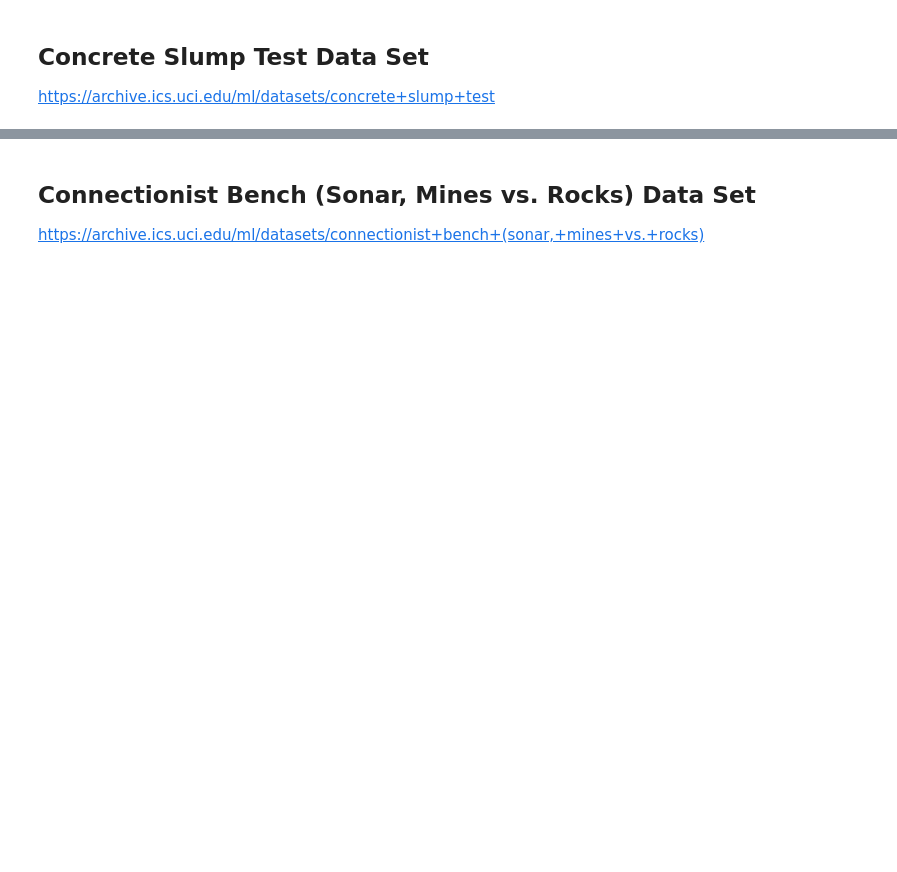
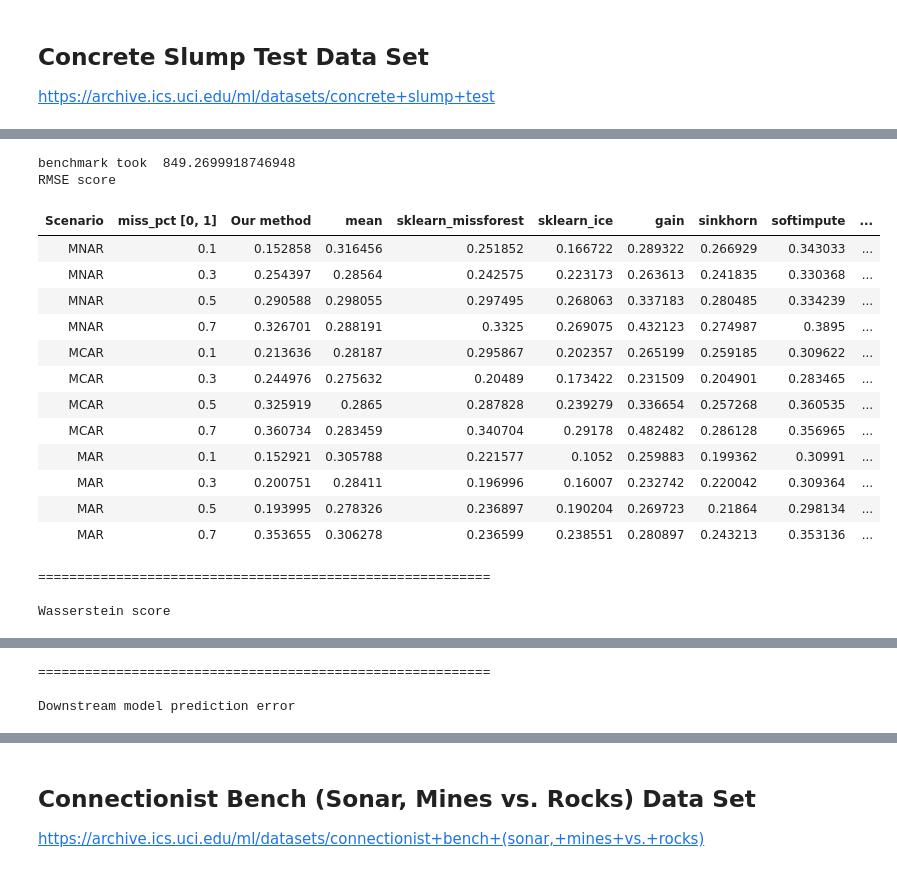
Before and after one commit to vanderschaarlab/hyperimpute, a Jupyter notebook: tutorials/tutorial_02_hyperimpute_example.ipynb, the cells around one changed output, grey strips where cells are left out. Drawn from its saved outputs; the diff is of its cells as text; code cells hidden in the pictures; blank space fills up the shorter version.

```diff
--- a/tutorials/tutorial_02_hyperimpute_example.ipynb
+++ b/tutorials/tutorial_02_hyperimpute_example.ipynb
@@ -233,6 +617,25 @@ df
 # %%
 last_col = df.columns[-1]
 y = df[last_col]
 X_raw = df.drop(columns = ["No", last_col])
 
-evaluate_dataset_repeated("concret_slump", X_raw, y)
+evaluate_dataset_repeated("slump", X_raw, y)
+# %% [output]
+benchmark took  849.2699918746948
+RMSE score
+| Scenario | miss_pct [0, 1] | Our method | mean | sklearn_missforest | sklearn_ice | gain | sinkhorn | softimpute | ... |
+| MNAR | 0.1 | 0.152858 | 0.316456 | 0.251852 | 0.166722 | 0.289322 | 0.266929 | 0.343033 | ... |
+| MNAR | 0.3 | 0.254397 | 0.28564 | 0.242575 | 0.223173 | 0.263613 | 0.241835 | 0.330368 | ... |
+| MNAR | 0.5 | 0.290588 | 0.298055 | 0.297495 | 0.268063 | 0.337183 | 0.280485 | 0.334239 | ... |
+| MNAR | 0.7 | 0.326701 | 0.288191 | 0.3325 | 0.269075 | 0.432123 | 0.274987 | 0.3895 | ... |
+| MCAR | 0.1 | 0.213636 | 0.28187 | 0.295867 | 0.202357 | 0.265199 | 0.259185 | 0.309622 | ... |
+| MCAR | 0.3 | 0.244976 | 0.275632 | 0.20489 | 0.173422 | 0.231509 | 0.204901 | 0.283465 | ... |
+| MCAR | 0.5 | 0.325919 | 0.2865 | 0.287828 | 0.239279 | 0.336654 | 0.257268 | 0.360535 | ... |
+| MCAR | 0.7 | 0.360734 | 0.283459 | 0.340704 | 0.29178 | 0.482482 | 0.286128 | 0.356965 | ... |
+| MAR | 0.1 | 0.152921 | 0.305788 | 0.221577 | 0.1052 | 0.259883 | 0.199362 | 0.30991 | ... |
+| MAR | 0.3 | 0.200751 | 0.28411 | 0.196996 | 0.16007 | 0.232742 | 0.220042 | 0.309364 | ... |
+| MAR | 0.5 | 0.193995 | 0.278326 | 0.236897 | 0.190204 | 0.269723 | 0.21864 | 0.298134 | ... |
+| MAR | 0.7 | 0.353655 | 0.306278 | 0.236599 | 0.238551 | 0.280897 | 0.243213 | 0.353136 | ... |
+==========================================================
+
+Wasserstein score
@@ -238,0 +655,3 @@ evaluate_dataset_repeated("concret_slump", X_raw, y)
+==========================================================
+
+Downstream model prediction error
```
Also changed, not shown: parts of 47 cells of this notebook.
